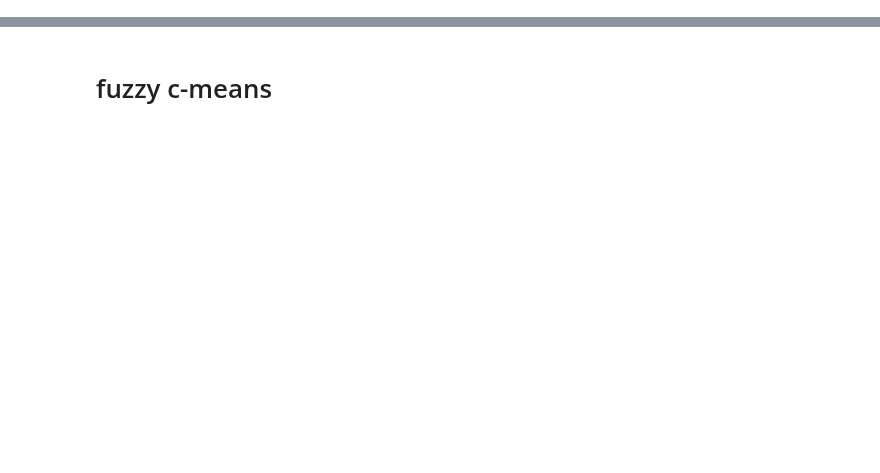
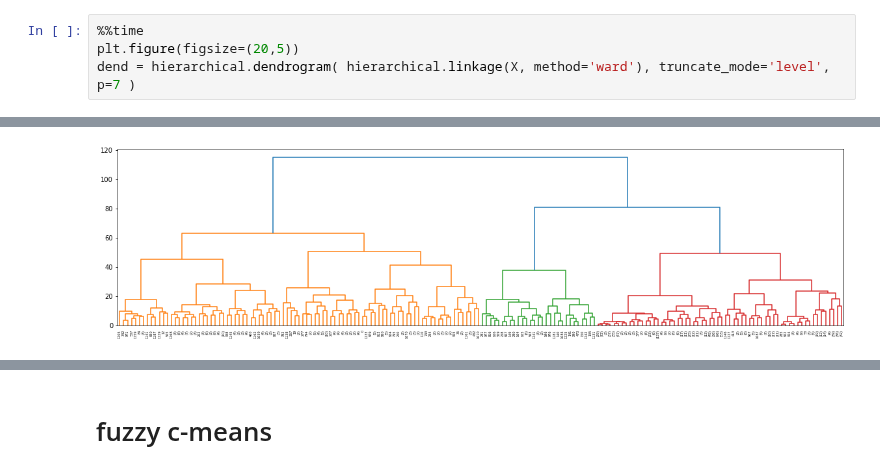
Before and after one commit to thiagodsd/science-avec-des, a Jupyter notebook: notas/0b0001-agrupamento.ipynb, the cells around one changed output, grey strips where cells are left out. Drawn from its saved outputs; the diff is of its cells as text; blank space fills up the shorter version.

```diff
--- a/notas/0b0001-agrupamento.ipynb
+++ b/notas/0b0001-agrupamento.ipynb
@@ -11,0 +132,5 @@ from IPython.display import display
+# %%
+%%time
+plt.figure(figsize=(20,5))
+dend = hierarchical.dendrogram( hierarchical.linkage(X, method='ward'), truncate_mode='level', p=7 )
+# %% [output]
@@ -11,0 +139 @@ from IPython.display import display
+[figure, added]
```
Also changed, not shown: parts of 23 cells of this notebook, 5 other files.
